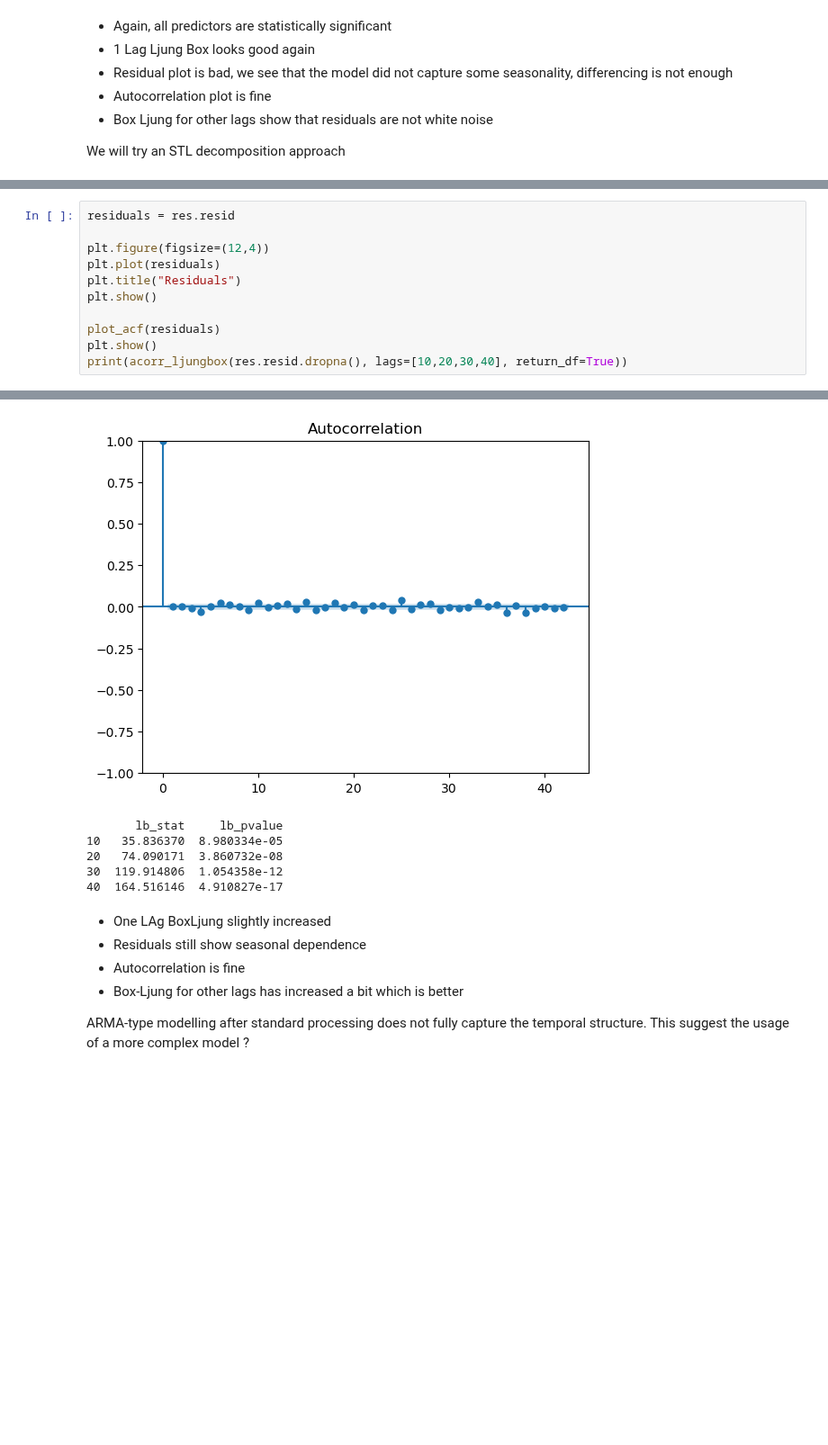
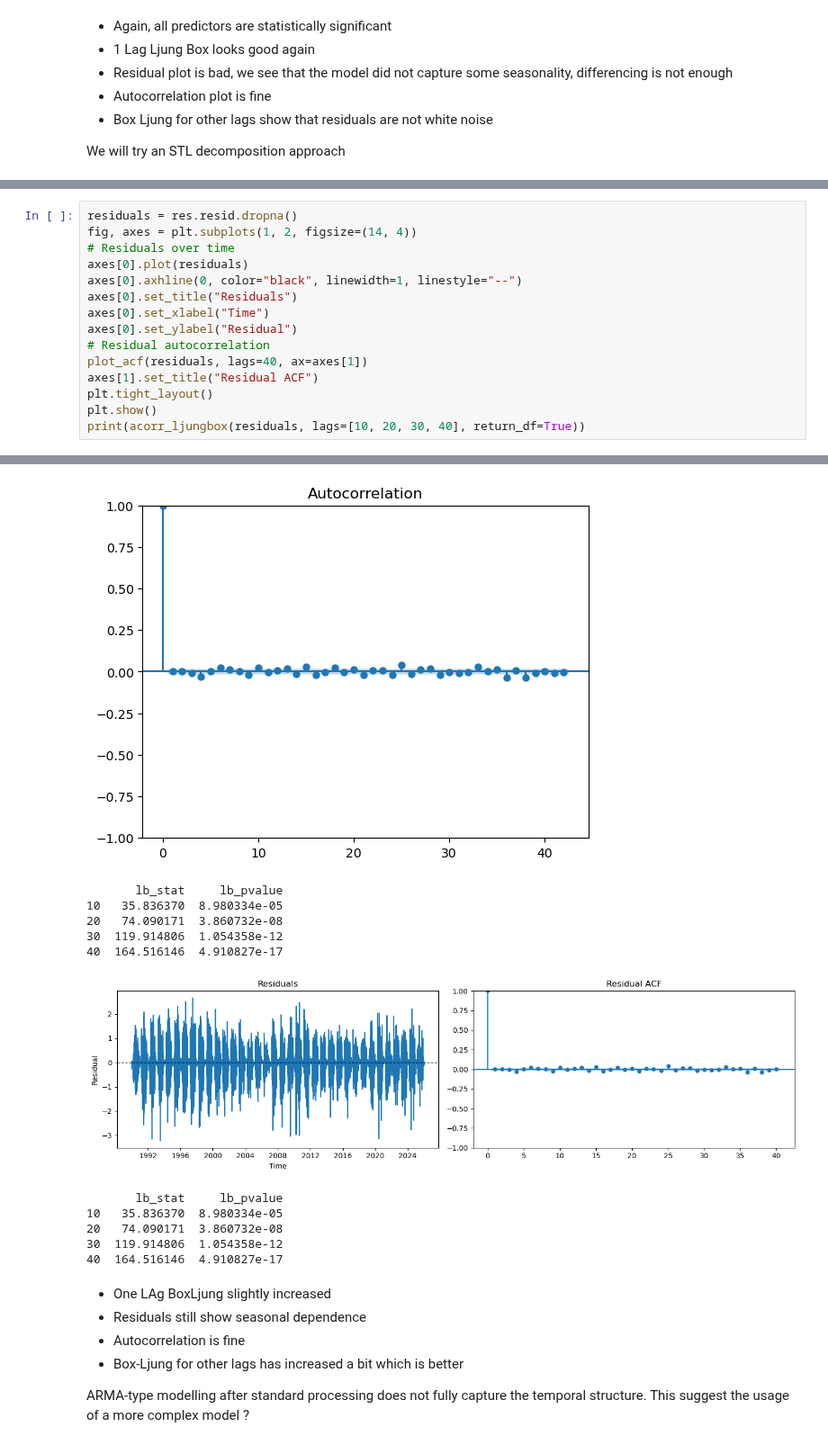
Before and after one commit to lnhrnndz/ESC403-Intro-to-Data-Science-Project, a Jupyter notebook: 03 TimeSeries.ipynb, the cells around one changed output, grey strips where cells are left out. Shown at 90% size. Drawn from its saved outputs; the diff is of its cells as text; blank space fills up the shorter version.

```diff
--- a/03 TimeSeries.ipynb
+++ b/03 TimeSeries.ipynb
@@ -373,24 +388,34 @@ Covariance Type:                  opg
 Warnings:
 [1] Covariance matrix calculated using the outer product of gradients (complex-step).
 # %%
-residuals = res.resid
-
-plt.figure(figsize=(12,4))
-plt.plot(residuals)
-plt.title("Residuals")
+residuals = res.resid.dropna()
+fig, axes = plt.subplots(1, 2, figsize=(14, 4))
+# Residuals over time
+axes[0].plot(residuals)
+axes[0].axhline(0, color="black", linewidth=1, linestyle="--")
+axes[0].set_title("Residuals")
+axes[0].set_xlabel("Time")
+axes[0].set_ylabel("Residual")
+# Residual autocorrelation
+plot_acf(residuals, lags=40, ax=axes[1])
+axes[1].set_title("Residual ACF")
+plt.tight_layout()
 plt.show()
-
-plot_acf(residuals)
-plt.show()
-print(acorr_ljungbox(res.resid.dropna(), lags=[10,20,30,40], return_df=True))
+print(acorr_ljungbox(residuals, lags=[10, 20, 30, 40], return_df=True))
 # %% [output]
 [figure]
 [figure]
        lb_stat     lb_pvalue
 10   35.836370  8.980334e-05
 20   74.090171  3.860732e-08
 30  119.914806  1.054358e-12
 40  164.516146  4.910827e-17
+[figure, added]
+       lb_stat     lb_pvalue
+10   35.836370  8.980334e-05
+20   74.090171  3.860732e-08
+30  119.914806  1.054358e-12
+40  164.516146  4.910827e-17
 # %% [markdown]
 - One LAg BoxLjung slightly increased
 - Residuals still show seasonal dependence
```
Also changed, not shown: parts of 10 cells of this notebook.
